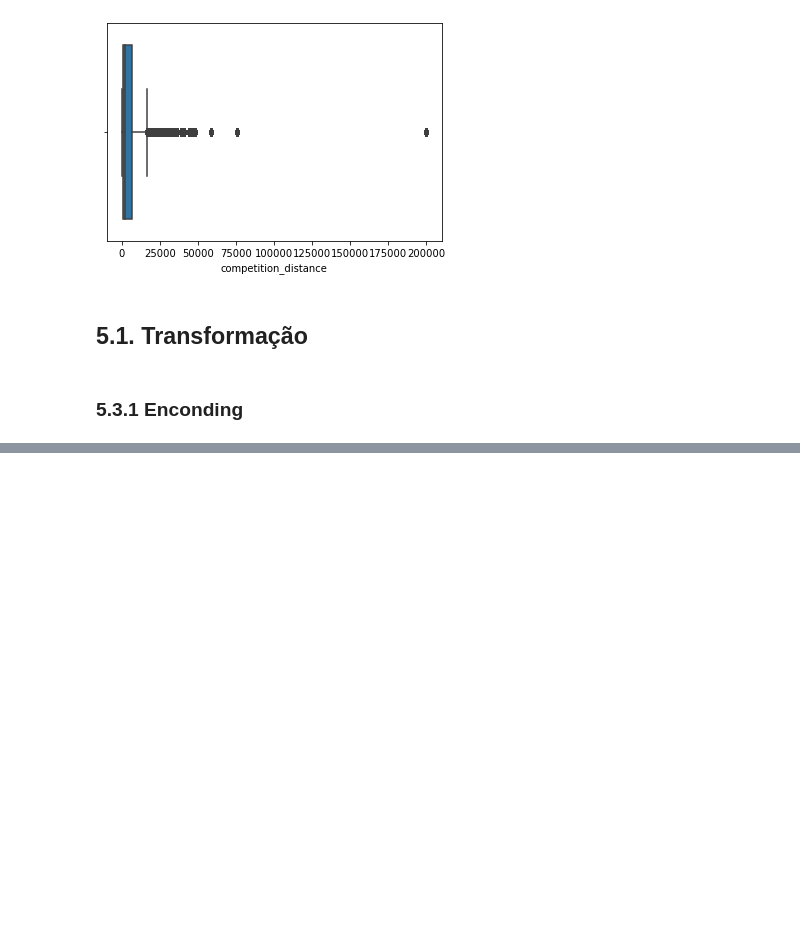
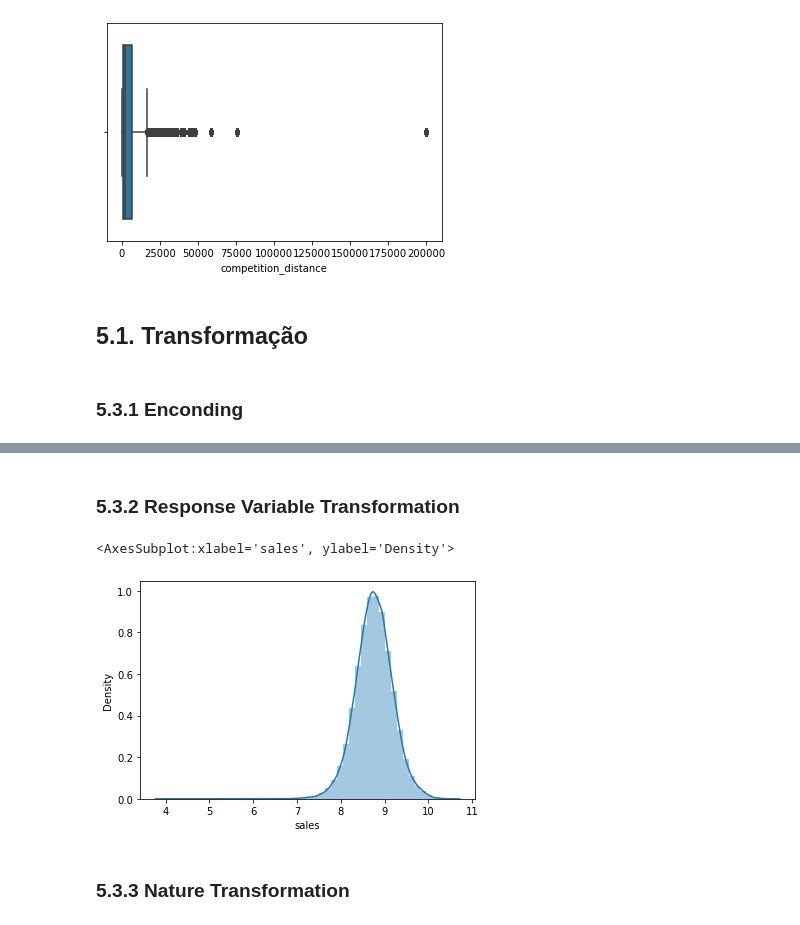
Before and after one commit to luisfelipeSTKD/DS_Em_Producao, a Jupyter notebook: m04_v01_store_sales_prediction.ipynb, the cells around one changed output, grey strips where cells are left out. Cells and saved outputs as stored; diff of their text form; code cells hidden in the pictures; blank space fills up the shorter version.

Commit message:
nature transformation

```diff
--- a/m04_v01_store_sales_prediction.ipynb
+++ b/m04_v01_store_sales_prediction.ipynb
@@ -674,0 +670,11 @@ df5['assortment'] = df5['assortment'].map( assortment_dict )
+# %% [markdown]
+### 5.3.2 Response Variable Transformation
+# %%
+df5['sales'] = np.log1p( df5['sales'] )
+# %%
+sns.distplot( df5['sales'] )
+# %% [output]
+<AxesSubplot:xlabel='sales', ylabel='Density'>
+[figure, added]
+# %% [markdown]
+### 5.3.3 Nature Transformation
```
Also changed, not shown: parts of 5 cells of this notebook.
